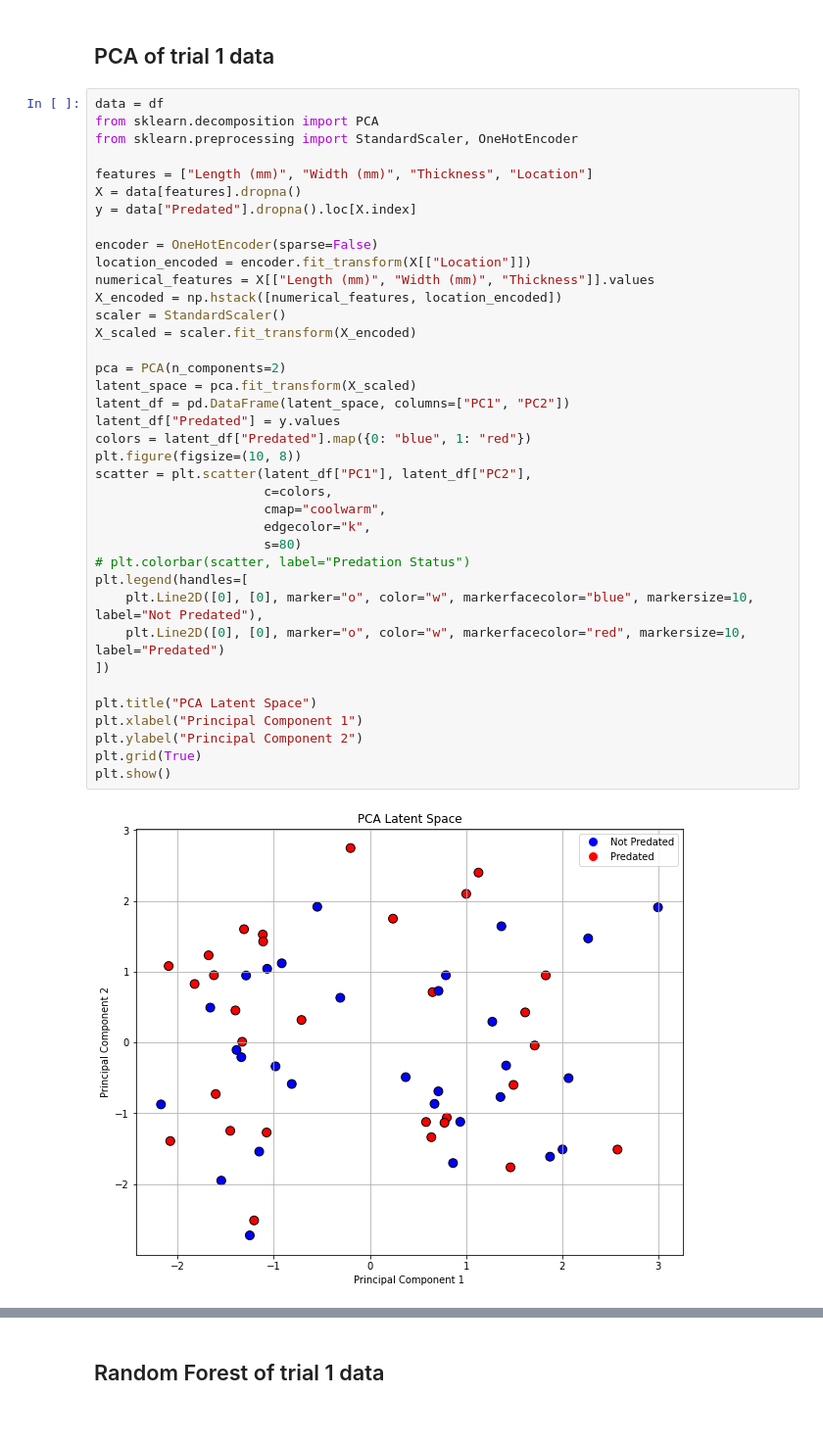
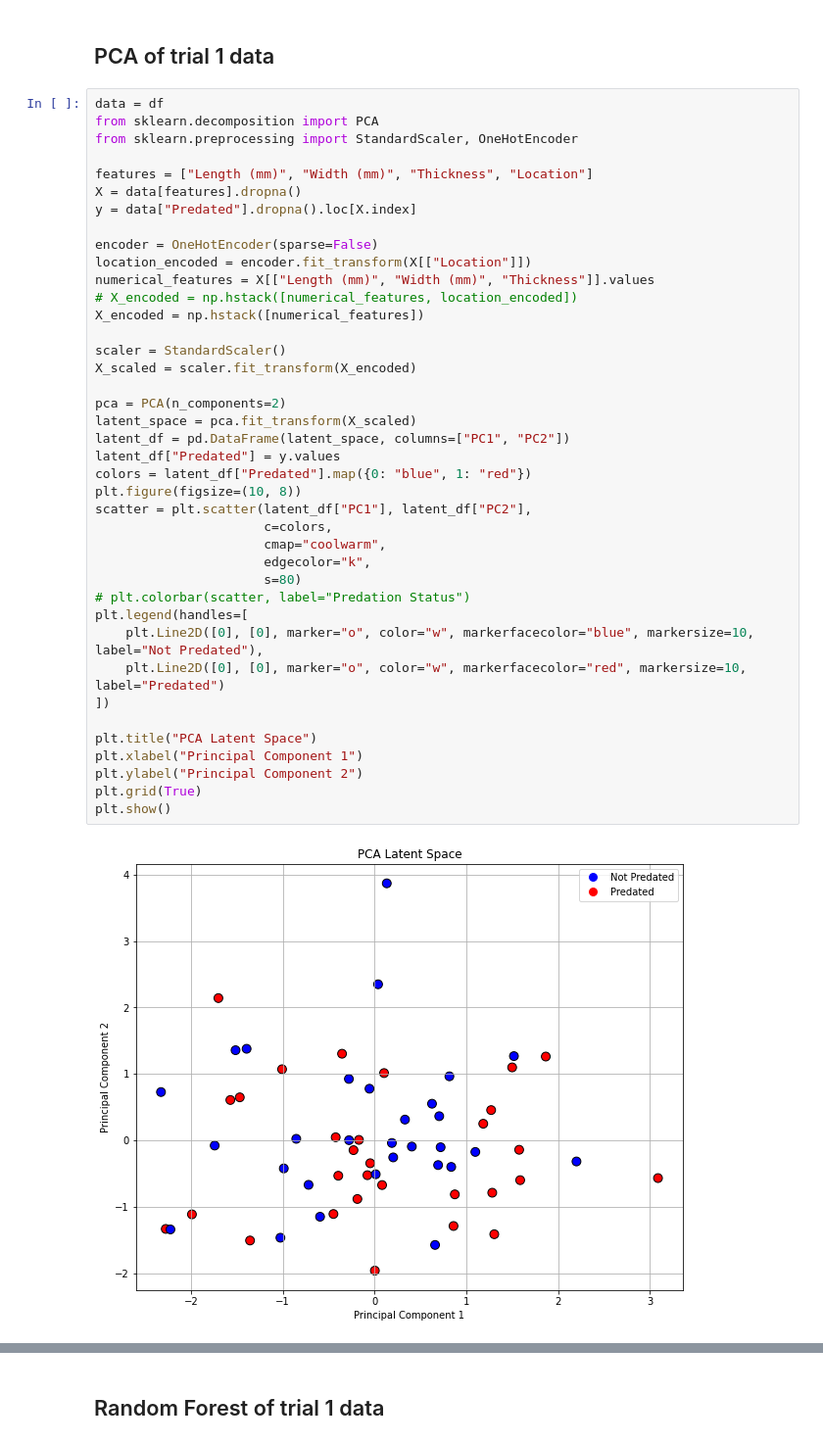
Before and after one commit to henrysun9074/oysterdrill, a Jupyter notebook: code/trial1.ipynb, the cells around one changed output, grey strips where cells are left out. Shown at 98% size. Saved outputs shown, nothing was run; the diff lists cells and outputs as text.

```diff
--- a/code/trial1.ipynb
+++ b/code/trial1.ipynb
@@ -200,35 +201,37 @@ y = data["Predated"].dropna().loc[X.index]
 
 encoder = OneHotEncoder(sparse=False)
 location_encoded = encoder.fit_transform(X[["Location"]])
 numerical_features = X[["Length (mm)", "Width (mm)", "Thickness"]].values
-X_encoded = np.hstack([numerical_features, location_encoded])
+# X_encoded = np.hstack([numerical_features, location_encoded])
+X_encoded = np.hstack([numerical_features])
+
 scaler = StandardScaler()
 X_scaled = scaler.fit_transform(X_encoded)
 
 pca = PCA(n_components=2)
 latent_space = pca.fit_transform(X_scaled)
 latent_df = pd.DataFrame(latent_space, columns=["PC1", "PC2"])
 latent_df["Predated"] = y.values
 colors = latent_df["Predated"].map({0: "blue", 1: "red"})
 plt.figure(figsize=(10, 8))
 scatter = plt.scatter(latent_df["PC1"], latent_df["PC2"],
                       c=colors,
                       cmap="coolwarm",
                       edgecolor="k",
                       s=80)
 # plt.colorbar(scatter, label="Predation Status")
 plt.legend(handles=[
     plt.Line2D([0], [0], marker="o", color="w", markerfacecolor="blue", markersize=10, label="Not Predated"),
     plt.Line2D([0], [0], marker="o", color="w", markerfacecolor="red", markersize=10, label="Predated")
 ])
 
 plt.title("PCA Latent Space")
 plt.xlabel("Principal Component 1")
 plt.ylabel("Principal Component 2")
 plt.grid(True)
 plt.show()
 # %% [output]
-[figure, old version]
+[figure, new version]
 # %%
 explained_variance = pca.explained_variance_ratio_
 plt.figure(figsize=(10, 8))
```
Also changed, not shown: parts of 5 cells of this notebook.
